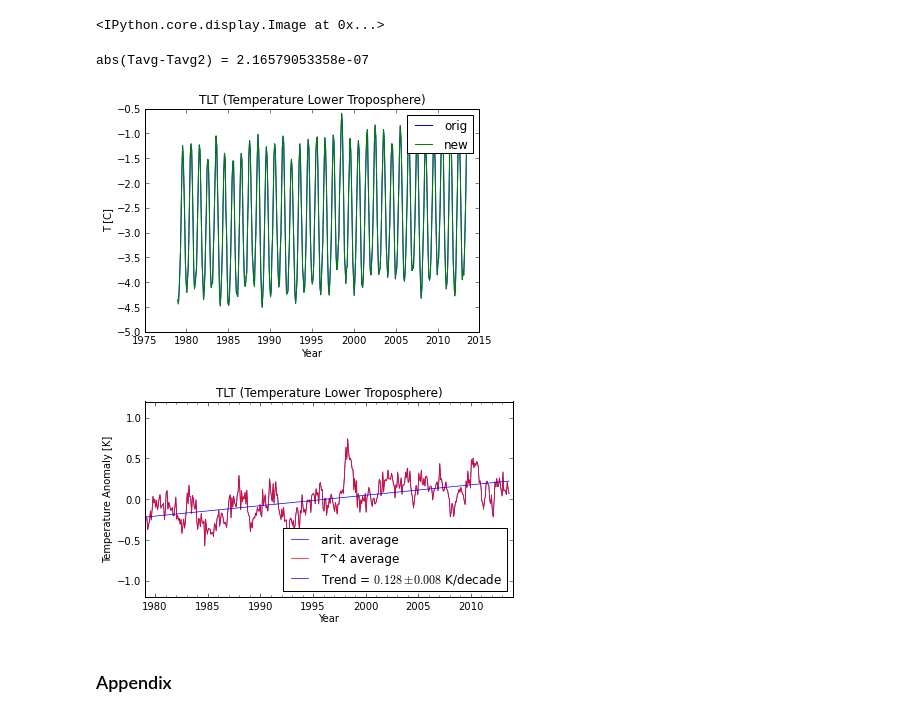
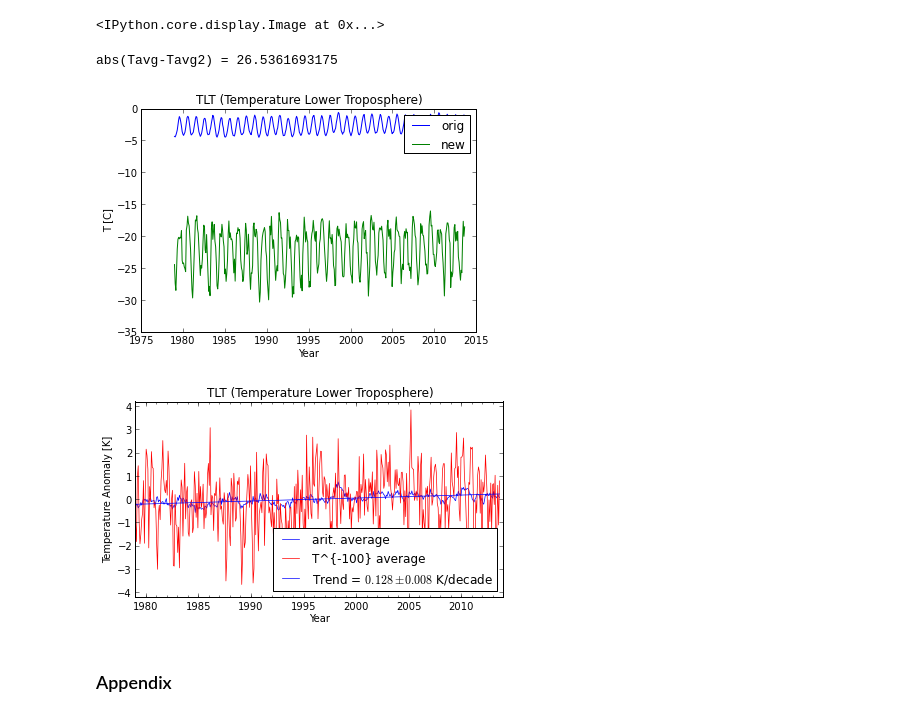
Before and after one commit to certik/climate, a Jupyter notebook: RSS_averages.ipynb, the cells around one changed output. Cells and saved outputs as stored; diff of their text form; code cells hidden in the pictures.

Commit message:
Use rmean()

```diff
--- a/RSS_averages.ipynb
+++ b/RSS_averages.ipynb
@@ -266,13 +266,13 @@ def my_average(T):
             Tavg2[i] = ma.masked
     return Tavg2
 # %%
-from utils import arit, arit2
+from utils import arit, arit2, rmean
 def doit(longitude, latitude, mafield):
     field = asarray(mafield, dtype="double")
     mask = asarray(~mafield.mask, dtype="int32")
     # arit() gives almost the same results, just a 0.04 off (or more accurate...)
-    return arit2(asarray(longitude, dtype="double"), asarray(latitude, dtype="double"),
-             field, mask)
+    return rmean(asarray(longitude, dtype="double"), asarray(latitude, dtype="double"),
+             field, mask, -100.)
 
 Tavg2 = ma.empty(brightness_temperature.shape[0])
 for i in range(size(brightness_temperature, 0)):
@@ -282,7 +282,7 @@ for i in range(size(brightness_temperature, 0)):
 
 print "abs(Tavg-Tavg2) =", abs(Tavg-Tavg2).max()
 # %% [output]
-abs(Tavg-Tavg2) = 2.16579053358e-07
+abs(Tavg-Tavg2) = 26.5361693175
 # %%
 plot(years, Tavg-273.15, label="orig")
 plot(years, Tavg2-273.15, label="new")
@@ -292,7 +292,7 @@ legend()
 title("TLT (Temperature Lower Troposphere)")
 show()
 # %% [output]
-[figure, old version]
+[figure, new version]
 # %%
 #Tavg2 = my_average(brightness_temperature)
 Tanom2 = ma.empty(Tavg2.shape)
@@ -301,19 +301,19 @@ for i in range(12):
 # %%
 from matplotlib.ticker import MultipleLocator
 figure(figsize=(6.6, 3.5))
 plot(years, Tanom, "b-", lw=0.7, label="arit. average")
-plot(years, Tanom2, "r-", lw=0.7, label="T^4 average")
+plot(years, Tanom2, "r-", lw=0.7, label="T^{-100} average")
 plot(years, a*(years-Y0)+b, "b-", lw=0.7, label="Trend = $%.3f \pm %.3f$ K/decade" % (a*10, adev*10))
 xlim([1979, 2014])
-ylim([-1.2, 1.2])
+ylim([-4.2, 4.2])
 gca().xaxis.set_minor_locator(MultipleLocator(1))
 legend(loc="lower right")
 xlabel("Year")
 ylabel("Temperature Anomaly [K]")
 title("TLT (Temperature Lower Troposphere)")
 show()
 # %% [output]
-[figure, old version]
+[figure, new version]
 # %% [markdown]
 ### Appendix
 # %% [markdown]
```
